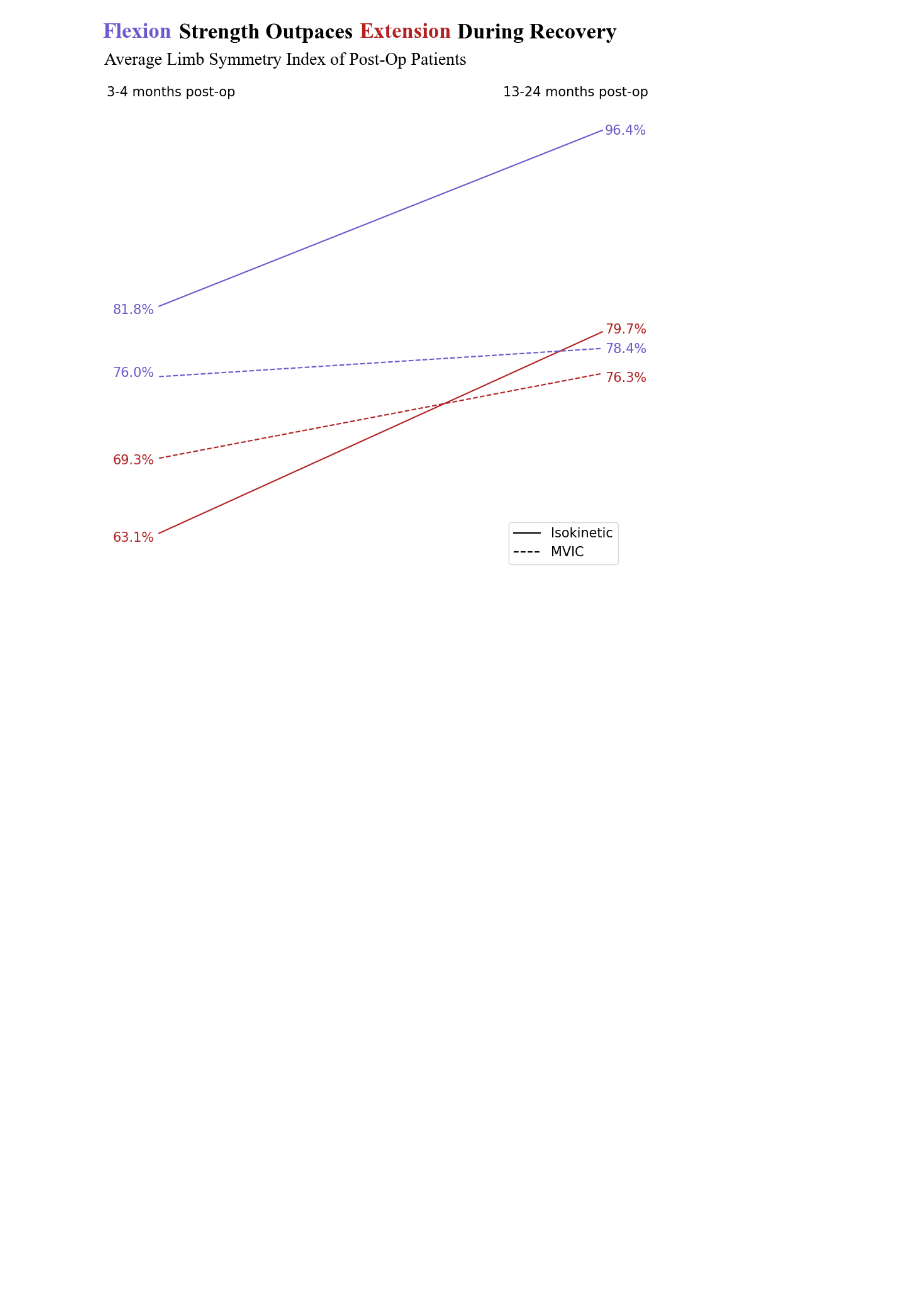
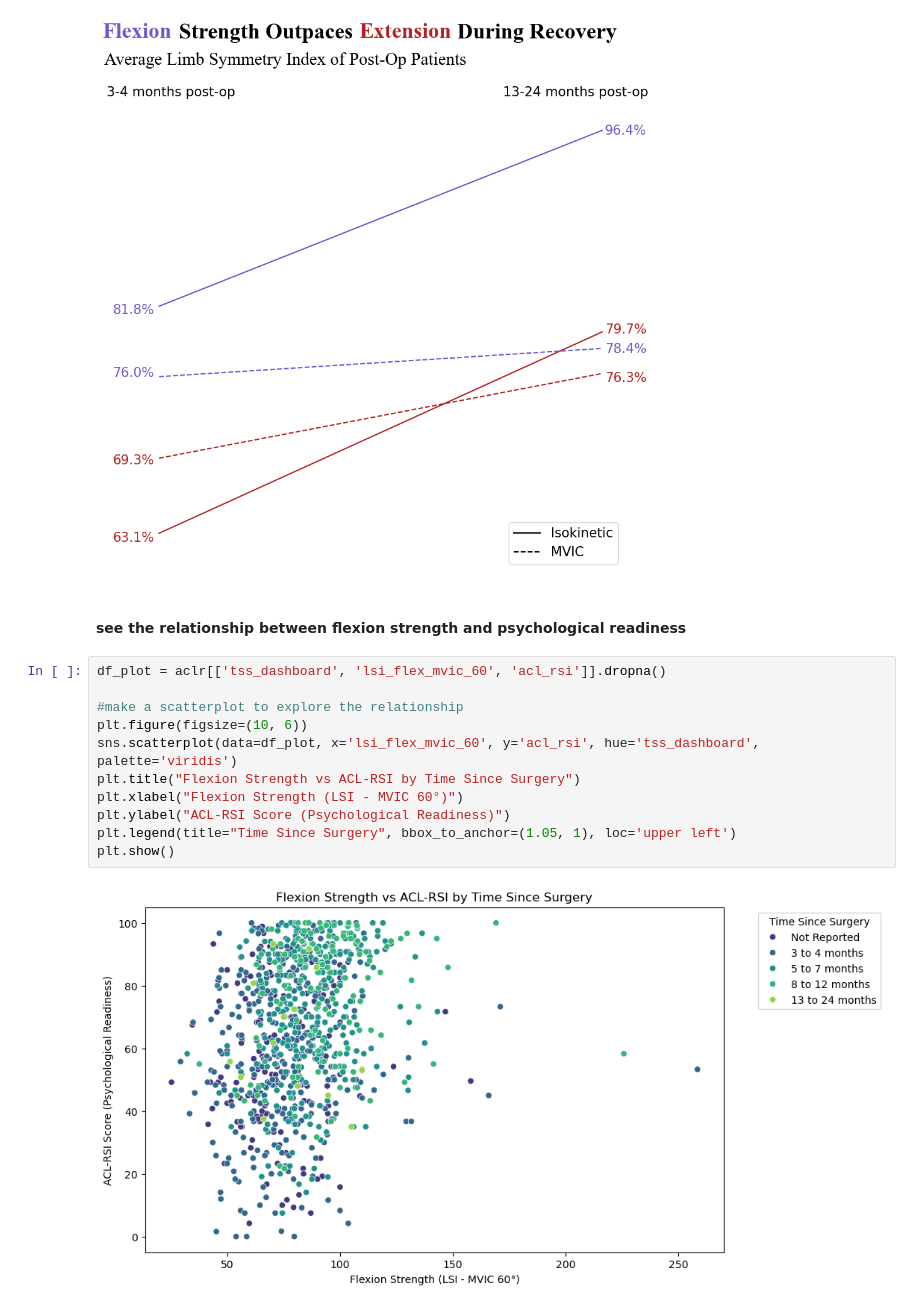
Before and after one commit to yxb8mh/finalproj, a Jupyter notebook: Initial_graphs.ipynb, the cells around one changed output. Drawn from its saved outputs; the diff is of its cells as text; blank space fills up the shorter version.

Commit message:
Add files via upload
added third graph

```diff
--- a/Initial_graphs.ipynb
+++ b/Initial_graphs.ipynb
@@ -143,3 +143,18 @@ plt.text(0.9,1, "13-24 months post-op", ha='center', va='top', fontsize=15, tran
 # %% [output]
 Text(0.9, 1, '13-24 months post-op')
 [figure]
+# %% [markdown]
+#### see the relationship between flexion strength and psychological readiness
+# %%
+df_plot = aclr[['tss_dashboard', 'lsi_flex_mvic_60', 'acl_rsi']].dropna()
+
+#make a scatterplot to explore the relationship
+plt.figure(figsize=(10, 6))
+sns.scatterplot(data=df_plot, x='lsi_flex_mvic_60', y='acl_rsi', hue='tss_dashboard', palette='viridis')
+plt.title("Flexion Strength vs ACL-RSI by Time Since Surgery")
+plt.xlabel("Flexion Strength (LSI - MVIC 60°)")
+plt.ylabel("ACL-RSI Score (Psychological Readiness)")
+plt.legend(title="Time Since Surgery", bbox_to_anchor=(1.05, 1), loc='upper left')
+plt.show()
+# %% [output]
+[figure, added]
```
